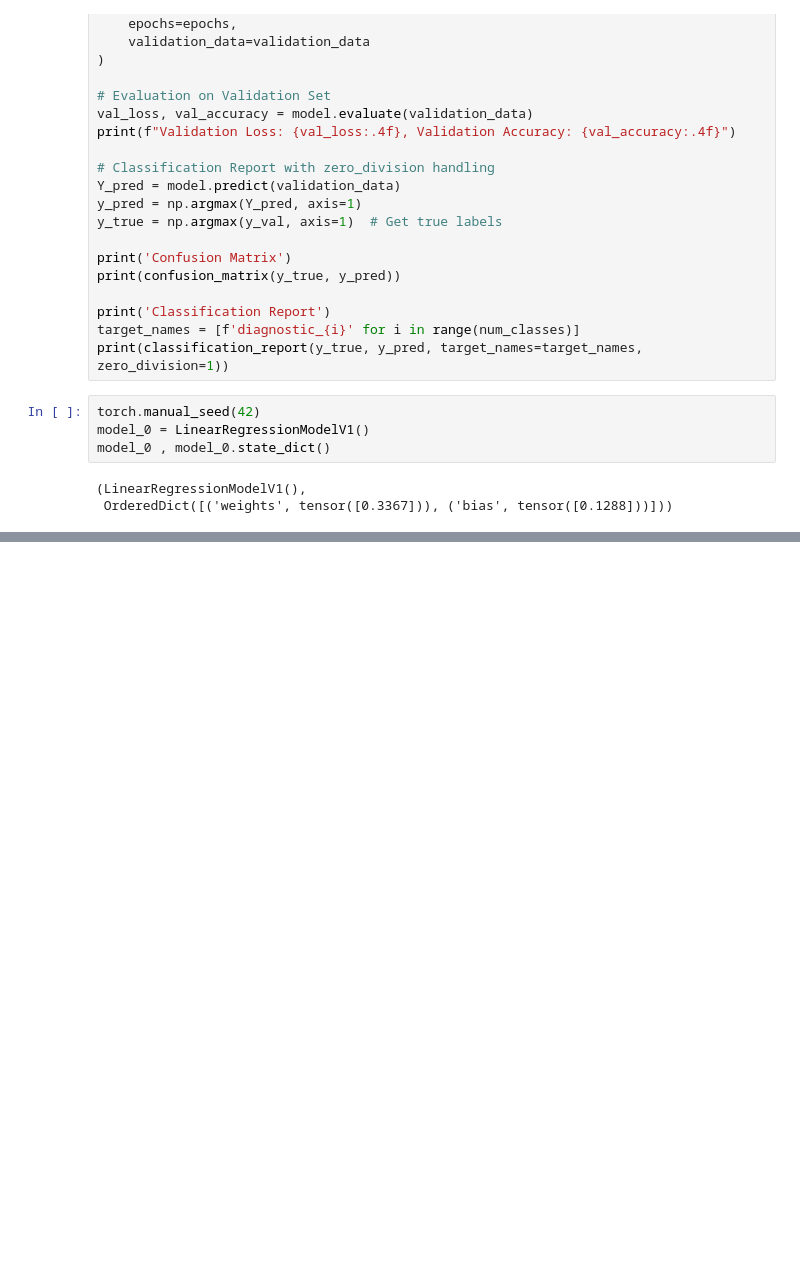
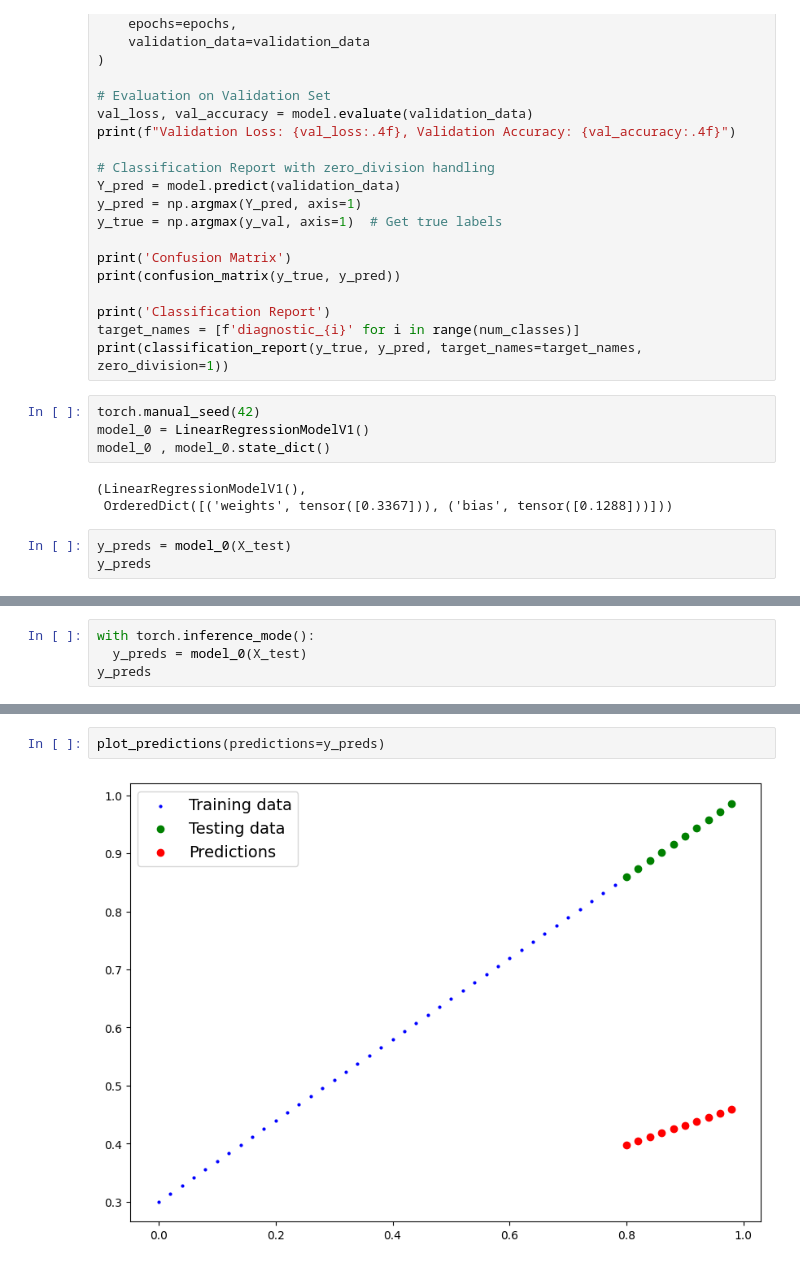
Before and after one commit to mohsenSarvariHero/DeepLearning, a Jupyter notebook: Untitled28.ipynb, the cells around one changed output, grey strips where cells are left out. Drawn from its saved outputs; the diff is of its cells as text; blank space fills up the shorter version.

```diff
--- a/Untitled28.ipynb
+++ b/Untitled28.ipynb
@@ -404,3 +403,6 @@ model_0 , model_0.state_dict()
 # %% [output]
 (LinearRegressionModelV1(),
  OrderedDict([('weights', tensor([0.3367])), ('bias', tensor([0.1288]))]))
+# %%
+y_preds = model_0(X_test)
+y_preds
@@ -406,0 +420,4 @@ model_0 , model_0.state_dict()
+# %%
+with torch.inference_mode():
+  y_preds = model_0(X_test)
+y_preds
@@ -406,0 +448,4 @@ model_0 , model_0.state_dict()
+# %%
+plot_predictions(predictions=y_preds)
+# %% [output]
+[figure, added]
```
Also changed, not shown: parts of 5 cells of this notebook.
